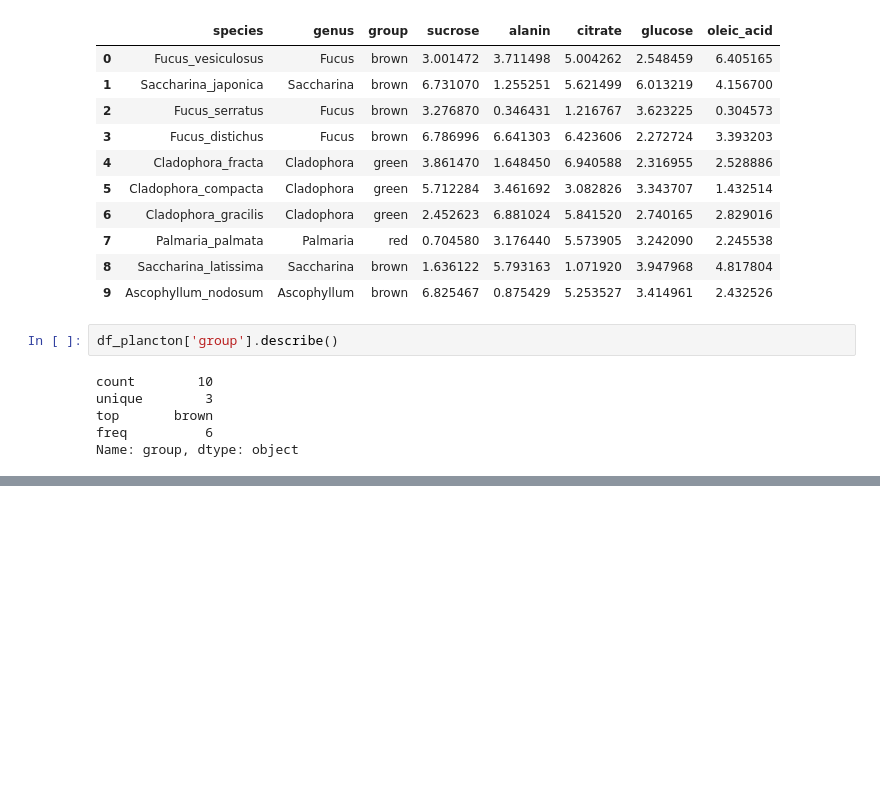
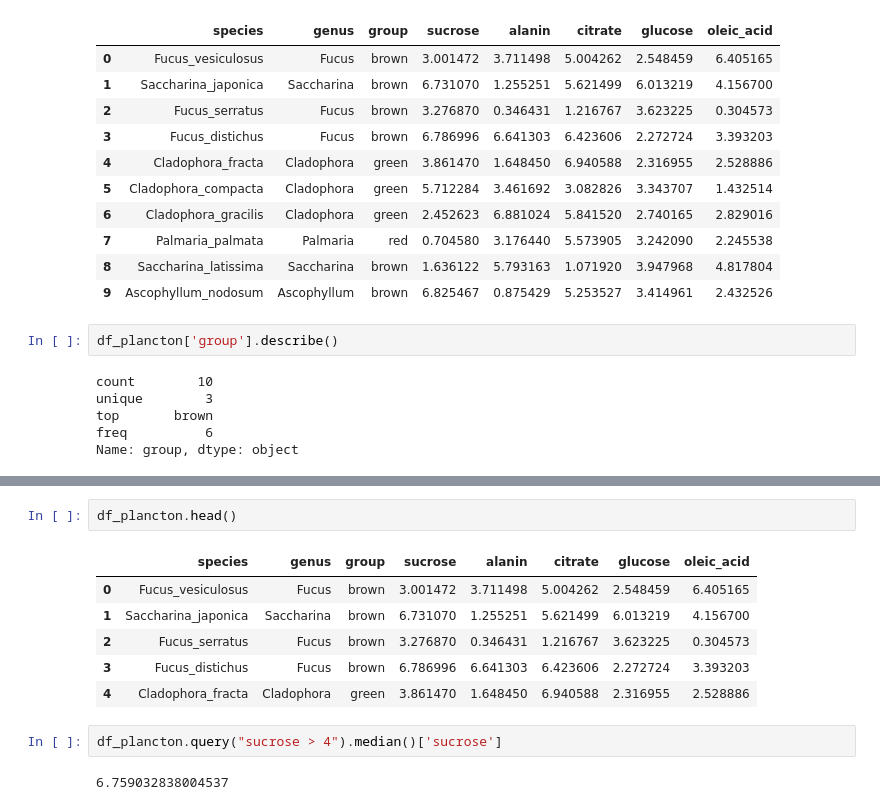
Before and after one commit to user-vi/python_stepik_org, a Jupyter notebook: Part 1 - introduction.ipynb, the cells around one changed output, grey strips where cells are left out. Drawn from its saved outputs; the diff is of its cells as text; blank space fills up the shorter version.

```diff
--- a/Part 1 - introduction.ipynb
+++ b/Part 1 - introduction.ipynb
@@ -194,0 +211,13 @@ Name: group, dtype: object
+# %%
+df_plancton.head()
+# %% [output]
+|  | species | genus | group | sucrose | alanin | citrate | glucose | oleic_acid |
+| 0 | Fucus_vesiculosus | Fucus | brown | 3.001472 | 3.711498 | 5.004262 | 2.548459 | 6.405165 |
+| 1 | Saccharina_japonica | Saccharina | brown | 6.731070 | 1.255251 | 5.621499 | 6.013219 | 4.156700 |
+| 2 | Fucus_serratus | Fucus | brown | 3.276870 | 0.346431 | 1.216767 | 3.623225 | 0.304573 |
+| 3 | Fucus_distichus | Fucus | brown | 6.786996 | 6.641303 | 6.423606 | 2.272724 | 3.393203 |
+| 4 | Cladophora_fracta | Cladophora | green | 3.861470 | 1.648450 | 6.940588 | 2.316955 | 2.528886 |
+# %%
+df_plancton.query("sucrose > 4").median()['sucrose']
+# %% [output]
+6.759032838004537
```
Also changed, not shown: parts of 3 cells of this notebook, 4 other files.
